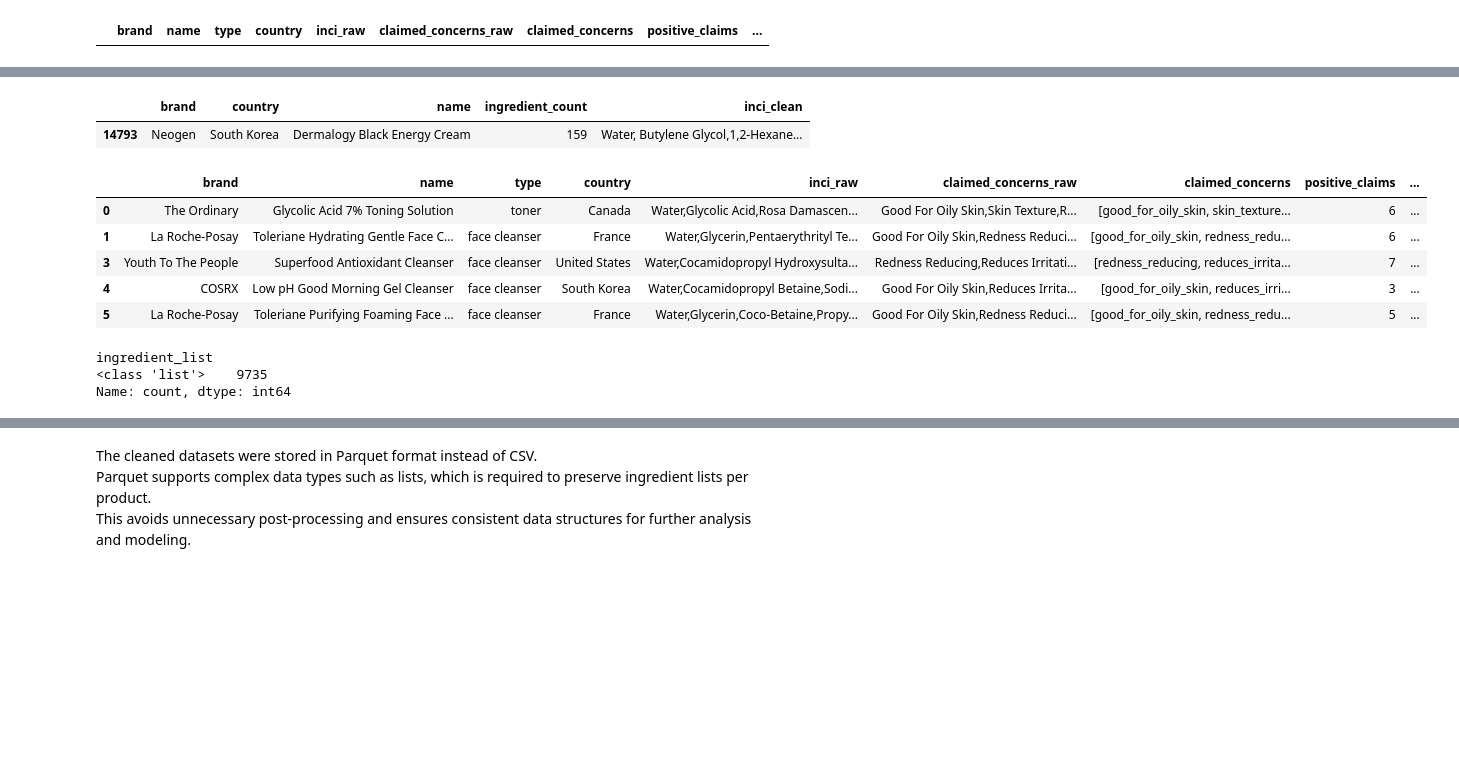
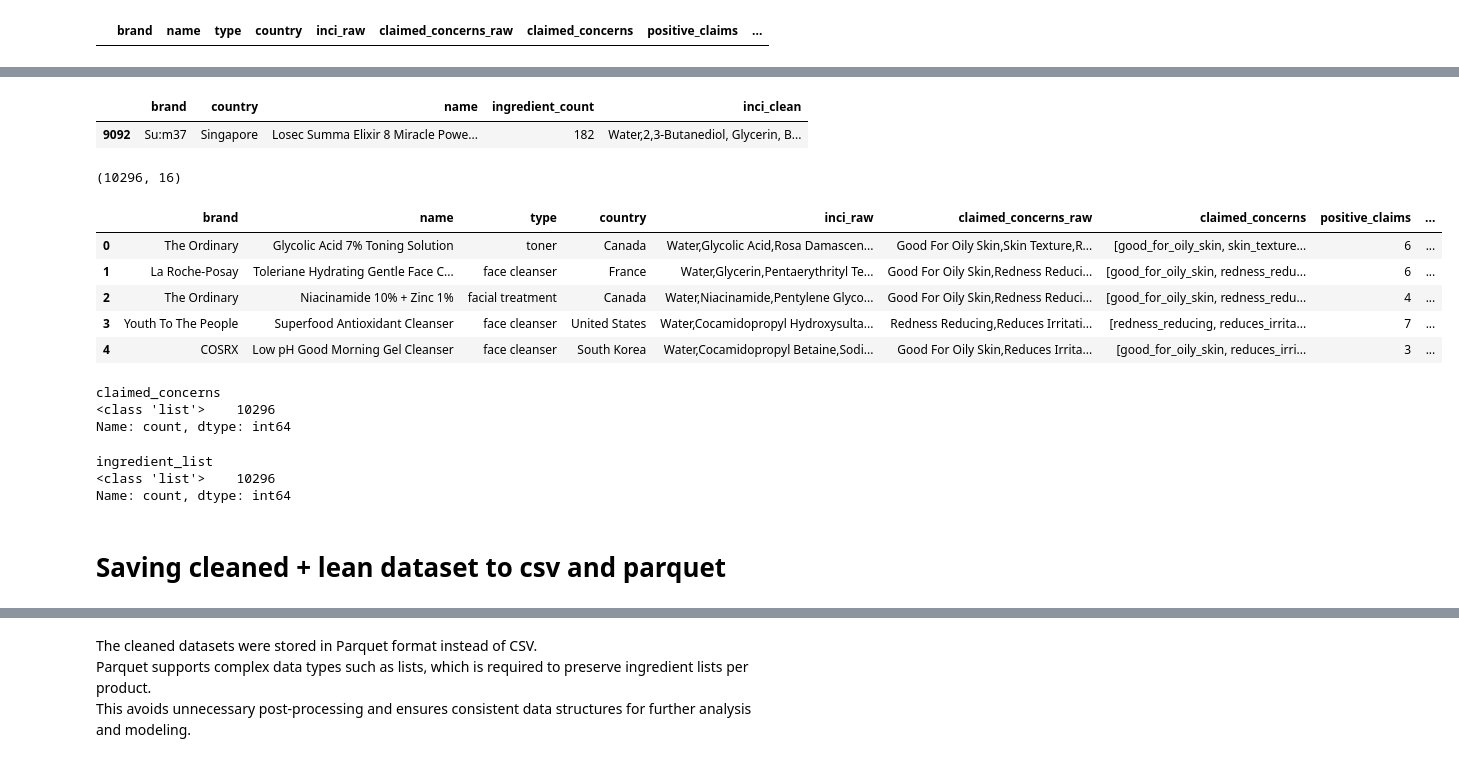
Before and after one commit to BluezConcepts/skingen-content-based-recommender, a Jupyter notebook: notebooks/01_product_data_eda_and_cleaning.ipynb, the cells around one changed output, grey strips where cells are left out. Drawn from its saved outputs; the diff is of its cells as text; code cells hidden in the pictures; blank space fills up the shorter version.

Commit message:
working label model recommender + fixed notebooks and datasets

```diff
--- a/notebooks/01_product_data_eda_and_cleaning.ipynb
+++ b/notebooks/01_product_data_eda_and_cleaning.ipynb
@@ -171,7 +163,9 @@ CORE_SKINCARE_TYPES = [
     "Face Cleanser",
     "Toner",
     "Exfoliator",
-    "Sunscreen"
+    "Facial Treatment",
+    "Sunscreen",
+    "Essence"
 ]
 # %%
 df = df[df["type"].isin(CORE_SKINCARE_TYPES)].copy()
@@ -338,0 +333,9 @@ The frequency analysis shows that certain skin concerns such as brightening, ant
+# %%
+before_count = len(df)
+df = df[df['claimed_concerns_raw'].notna()].copy()
+after_count = len(df)
+removed_count = before_count - after_count
+
+print(f'Before: {before_count:,} products')
+print(f'After removing missing claimed_concerns_raw: {after_count:,} products')
+print(f'Removed: {removed_count:,} products')
@@ -441,0 +434,21 @@ df[[
+# %%
+def split_positive(concerns):
+    if isinstance(concerns, (list, np.ndarray)):
+        return [c for c in concerns if c in positive_concerns]
+    return []
+
+def split_negative(concerns):
+    if isinstance(concerns, (list, np.ndarray)):
+        return [c for c in concerns if c in negative_concerns]
+    return []
+
+def split_conditions(concerns):
+    if isinstance(concerns, (list, np.ndarray)):
+        return [c for c in concerns if c in condition_concerns]
+    return []
+
+df["positive_concerns"] = df["claimed_concerns"].apply(split_positive)
+df["negative_concerns"] = df["claimed_concerns"].apply(split_negative)
+df["condition_concerns"] = df["claimed_concerns"].apply(split_conditions)
+
+print(f"DataFrame shape: {df.shape}")
@@ -631,9 +654,10 @@ df[df["ingredient_count"] < 5].head()
 df[df["ingredient_count"] == df["ingredient_count"].max()][
     ["brand", "country", "name", "ingredient_count", "inci_clean"]
 ]
+# check product with most ingredients
 # %% [output]
 |  | brand | country | name | ingredient_count | inci_clean |
-| 14793 | Neogen | South Korea | Dermalogy Black Energy Cream | 159 | Water, Butylene Glycol,1,2-Hexane... |
+| 9092 | Su:m37 | Singapore | Losec Summa Elixir 8 Miracle Powe... | 182 | Water,2,3-Butanediol, Glycerin, B... |
 # %%
 df = df.dropna(
     subset=[
@@ -650,15 +674,19 @@ df = df.drop_duplicates(
     subset=["brand", "name"],
     keep="first"
 )
+# %%
+df.shape
+# %% [output]
+(10296, 16)
 # %%
-df.head()
+df.head(5)
 # %% [output]
 |  | brand | name | type | country | inci_raw | claimed_concerns_raw | claimed_concerns | positive_claims | ... |
 | 0 | The Ordinary | Glycolic Acid 7% Toning Solution | toner | Canada | Water,Glycolic Acid,Rosa Damascen... | Good For Oily Skin,Skin Texture,R... | [good_for_oily_skin, skin_texture... | 6 | ... |
 | 1 | La Roche-Posay | Toleriane Hydrating Gentle Face C... | face cleanser | France | Water,Glycerin,Pentaerythrityl Te... | Good For Oily Skin,Redness Reduci... | [good_for_oily_skin, redness_redu... | 6 | ... |
+| 2 | The Ordinary | Niacinamide 10% + Zinc 1% | facial treatment | Canada | Water,Niacinamide,Pentylene Glyco... | Good For Oily Skin,Redness Reduci... | [good_for_oily_skin, redness_redu... | 4 | ... |
 | 3 | Youth To The People | Superfood Antioxidant Cleanser | face cleanser | United States | Water,Cocamidopropyl Hydroxysulta... | Redness Reducing,Reduces Irritati... | [redness_reducing, reduces_irrita... | 7 | ... |
 | 4 | COSRX | Low pH Good Morning Gel Cleanser | face cleanser | South Korea | Water,Cocamidopropyl Betaine,Sodi... | Good For Oily Skin,Reduces Irrita... | [good_for_oily_skin, reduces_irri... | 3 | ... |
-| 5 | La Roche-Posay | Toleriane Purifying Foaming Face ... | face cleanser | France | Water,Glycerin,Coco-Betaine,Propy... | Good For Oily Skin,Redness Reduci... | [good_for_oily_skin, redness_redu... | 5 | ... |
 # %%
 df_lean = df[[
     "brand",
@@ -675,16 +712,24 @@ df_lean = df[[
 # %%
 df["claimed_concerns"].apply(type).value_counts()
-df["ingredient_list"].apply(type).value_counts()
 # %% [output]
-ingredient_list
-<class 'list'>    9735
+claimed_concerns
+<class 'list'>    10296
 Name: count, dtype: int64
+# %%
+
+df["ingredient_list"].apply(type).value_counts()
+# %% [output]
+ingredient_list
+<class 'list'>    10296
+Name: count, dtype: int64
 # %%
 # df.to_csv("../data/cleaned/skingen_products_full_clean.csv",index=False
 # )
 
 # df_lean.to_csv("../data/cleaned/skingen_products_lean_clean.csv",index=False
 # )
+# %% [markdown]
+# Saving cleaned + lean dataset to csv and parquet
 # %%
 # Full cleaned dataset
 # df.to_parquet(
```
Also changed, not shown: parts of 64 cells of this notebook, 9 other files.
